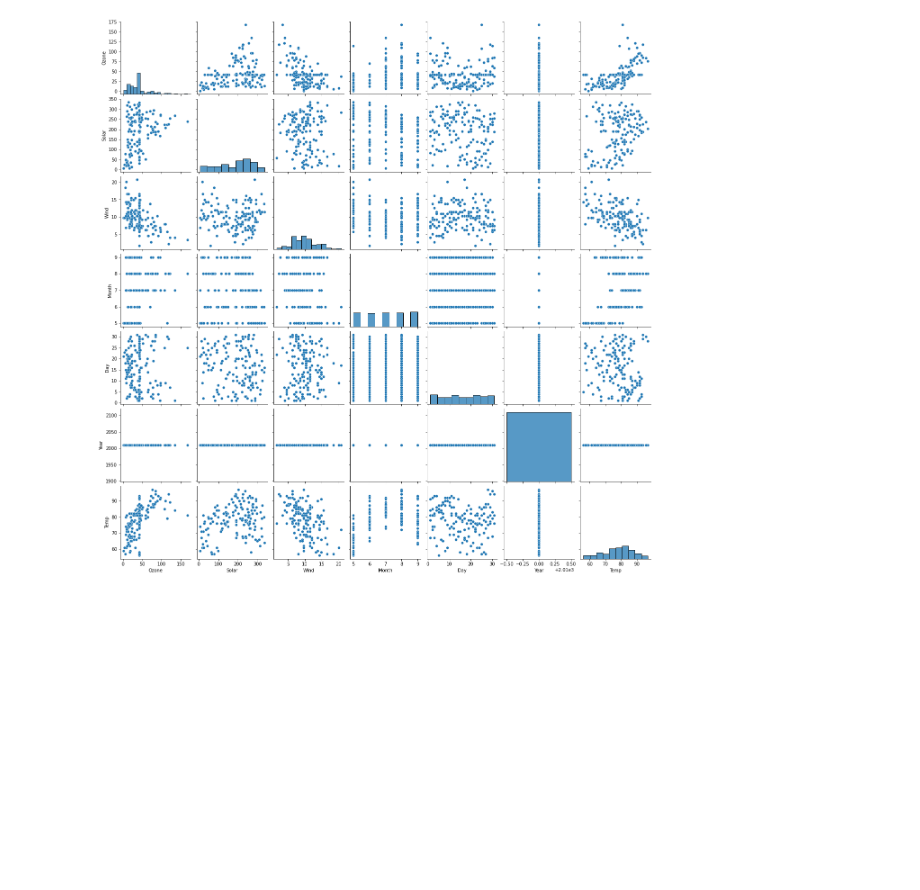
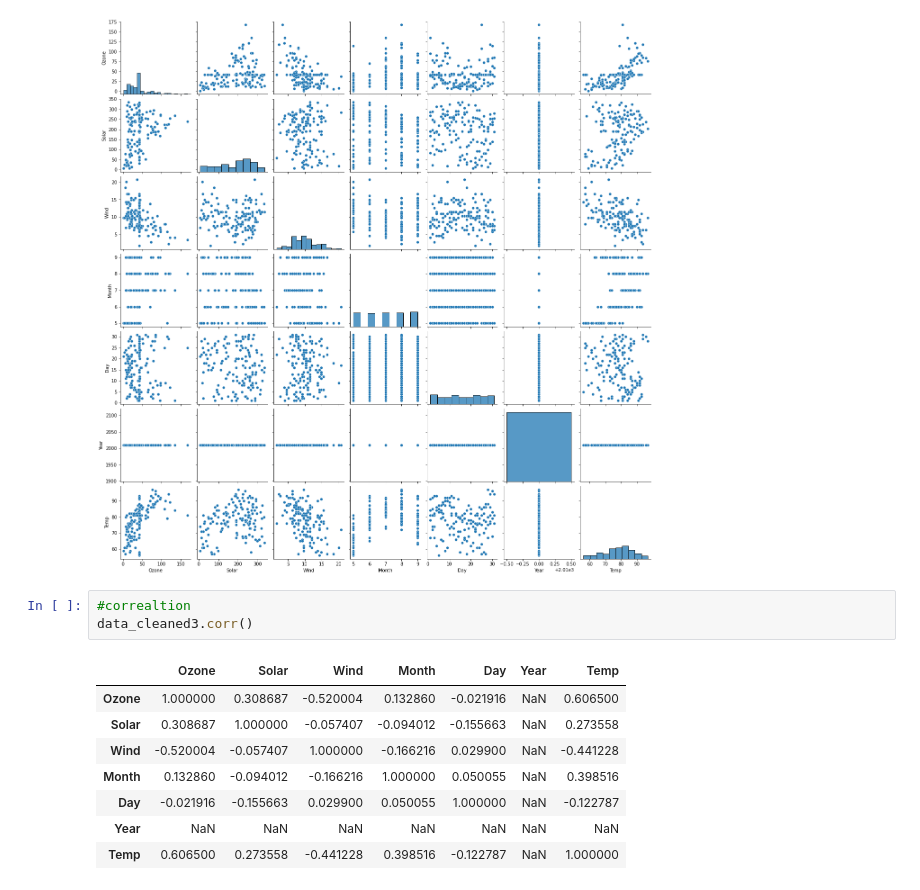
Before and after one commit to pincha673/notes, a Jupyter notebook: EDA.ipynb, the cells around one changed output. Saved outputs shown, nothing was run; the diff lists cells and outputs as text; blank space fills up the shorter version.

```diff
--- a/EDA.ipynb
+++ b/EDA.ipynb
@@ -416,3 +416,15 @@ sns.pairplot(data_cleaned3)               #for all columns scatter plot together
 # %% [output]
 <seaborn.axisgrid.PairGrid at 0x...>
 [figure]
+# %%
+#correaltion
+data_cleaned3.corr()
+# %% [output]
+|  | Ozone | Solar | Wind | Month | Day | Year | Temp |
+| Ozone | 1.000000 | 0.308687 | -0.520004 | 0.132860 | -0.021916 | NaN | 0.606500 |
+| Solar | 0.308687 | 1.000000 | -0.057407 | -0.094012 | -0.155663 | NaN | 0.273558 |
+| Wind | -0.520004 | -0.057407 | 1.000000 | -0.166216 | 0.029900 | NaN | -0.441228 |
+| Month | 0.132860 | -0.094012 | -0.166216 | 1.000000 | 0.050055 | NaN | 0.398516 |
+| Day | -0.021916 | -0.155663 | 0.029900 | 0.050055 | 1.000000 | NaN | -0.122787 |
+| Year | NaN | NaN | NaN | NaN | NaN | NaN | NaN |
+| Temp | 0.606500 | 0.273558 | -0.441228 | 0.398516 | -0.122787 | NaN | 1.000000 |
```
Also changed, not shown: parts of 20 cells of this notebook.
